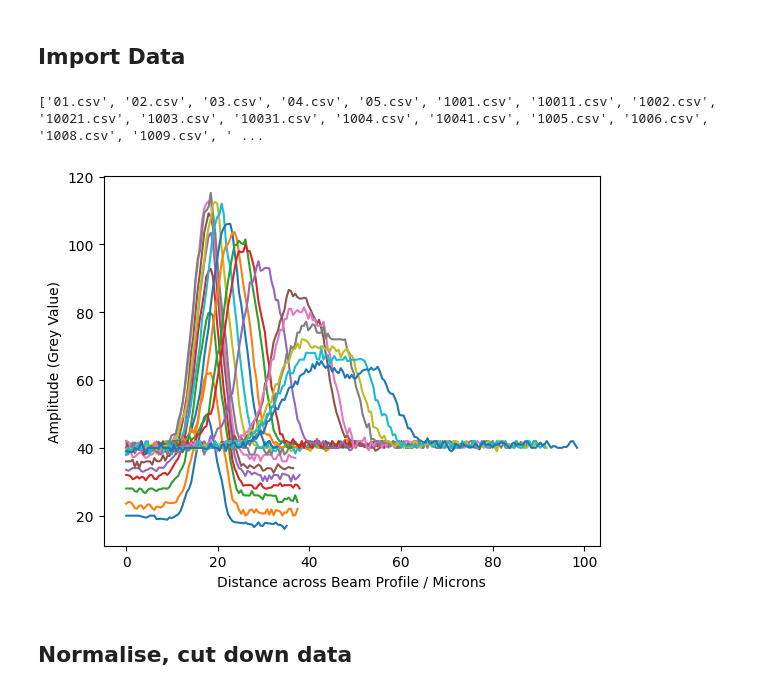
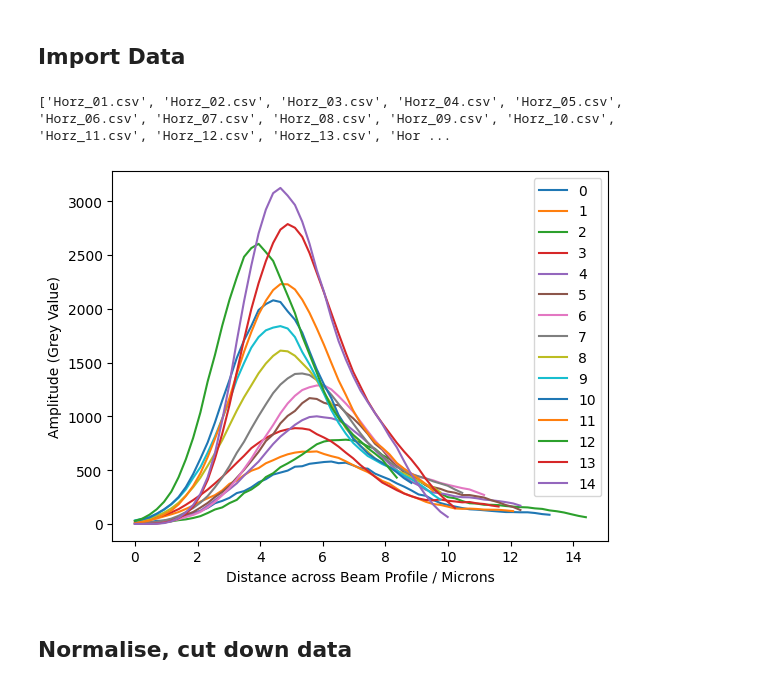
Before and after one commit to akay8/Level4Project, a Jupyter notebook: Epiphany/Cleaved_Fibre_Radial.ipynb, the cells around one changed output. Cells and saved outputs as stored; diff of their text form; code cells hidden in the pictures.

```diff
--- a/Epiphany/Cleaved_Fibre_Radial.ipynb
+++ b/Epiphany/Cleaved_Fibre_Radial.ipynb
@@ -31,23 +31,25 @@ from lvl4_functions import *
 ## Import Data
 # %%
 # Define useful path to data
-globalpath = "C:/Users/abiga/OneDrive - Durham University/1. Fourth Year/1. Project/1. Data Analysis/Christmas Report/Cleaved-2/Data2/"
+globalpath = "C:/Users/abiga/OneDrive - Durham University/1. Fourth Year/1. Project/Memory Stick Backup/Confocal Work/2024-02-09/Data/"
 # %%
 # Import data
 distances, amplitudes = import_data(globalpath)
 # %% [output]
-['01.csv', '02.csv', '03.csv', '04.csv', '05.csv', '1001.csv', '10011.csv', '1002.csv', '10021.csv', '1003.csv', '10031.csv', '1004.csv', '10041.csv', '1005.csv', '1006.csv', '1008.csv', '1009.csv', ' ...
+['Horz_01.csv', 'Horz_02.csv', 'Horz_03.csv', 'Horz_04.csv', 'Horz_05.csv', 'Horz_06.csv', 'Horz_07.csv', 'Horz_08.csv', 'Horz_09.csv', 'Horz_10.csv', 'Horz_11.csv', 'Horz_12.csv', 'Horz_13.csv', 'Hor ...
 # %%
 # Quick plot of raw data
-for i in range(len(distances)):
-    plt.plot(distances[i], amplitudes[i])
+for i in range(15):
+    plt.plot(distances[i], amplitudes[i], label = '{}'.format(i))
+
+plt.legend()
 
 plt.xlabel('Distance across Beam Profile / Microns')
 plt.ylabel('Amplitude (Grey Value)')
 
 plt.show()
 # %% [output]
-[figure, old version]
+[figure, new version]
 # %% [markdown]
 ## Normalise, cut down data
 # %%
```
Also changed, not shown: parts of 15 cells of this notebook, 1 other file.
